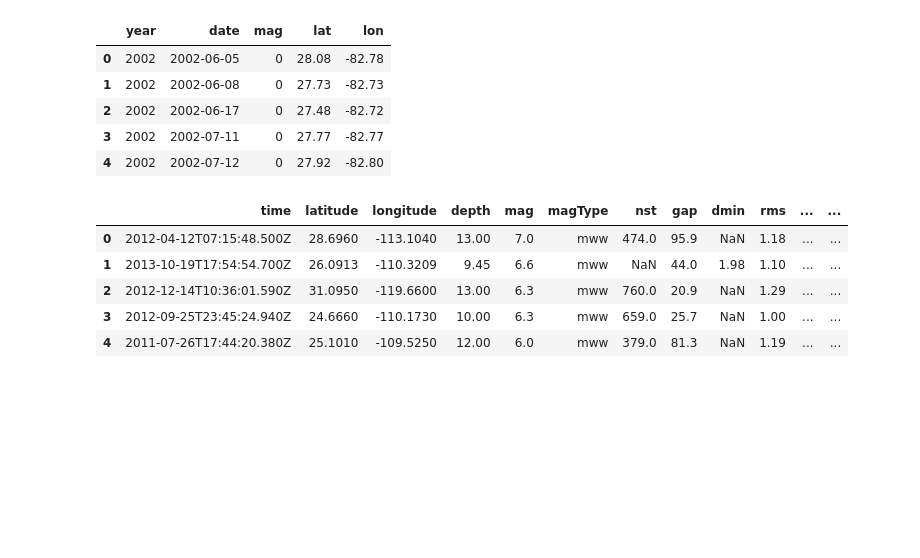
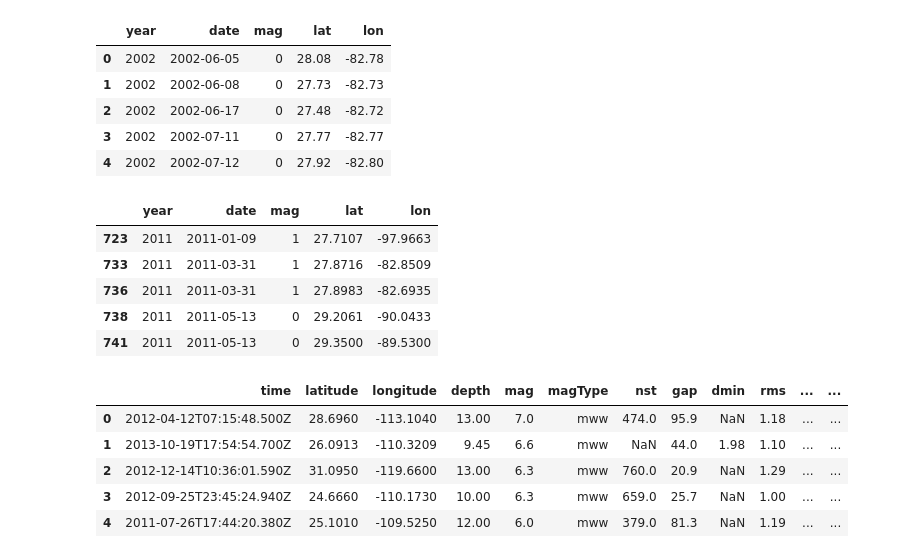
Before and after one commit to spicuzzi2010/Natural-Disaster-Analysis, a Jupyter notebook: ETL.ipynb, the cells around one changed output. Cells and saved outputs as stored; diff of their text form; code cells hidden in the pictures; blank space fills up the shorter version.

```diff
--- a/ETL.ipynb
+++ b/ETL.ipynb
@@ -36,9 +40,16 @@ tornado_transformed.head()
 # %%
 # Filter data by year to only show 2011 through 2013
 
 tornado_filtered = tornado_transformed.loc[(tornado_transformed['year'] >= 2011) & (tornado_transformed['year'] <= 2013)]
 
-tornado
+tornado_filtered.head()
+# %% [output]
+|  | year | date | mag | lat | lon |
+| 723 | 2011 | 2011-01-09 | 1 | 27.7107 | -97.9663 |
+| 733 | 2011 | 2011-03-31 | 1 | 27.8716 | -82.8509 |
+| 736 | 2011 | 2011-03-31 | 1 | 27.8983 | -82.6935 |
+| 738 | 2011 | 2011-05-13 | 0 | 29.2061 | -90.0433 |
+| 741 | 2011 | 2011-05-13 | 0 | 29.3500 | -89.5300 |
 # %%
 earthquake_file = "static/data/earthquakes_2011-2013.csv"
 earthquake_df = pd.read_csv(earthquake_file)
```
Also changed, not shown: parts of 5 cells of this notebook, 1 other file.
